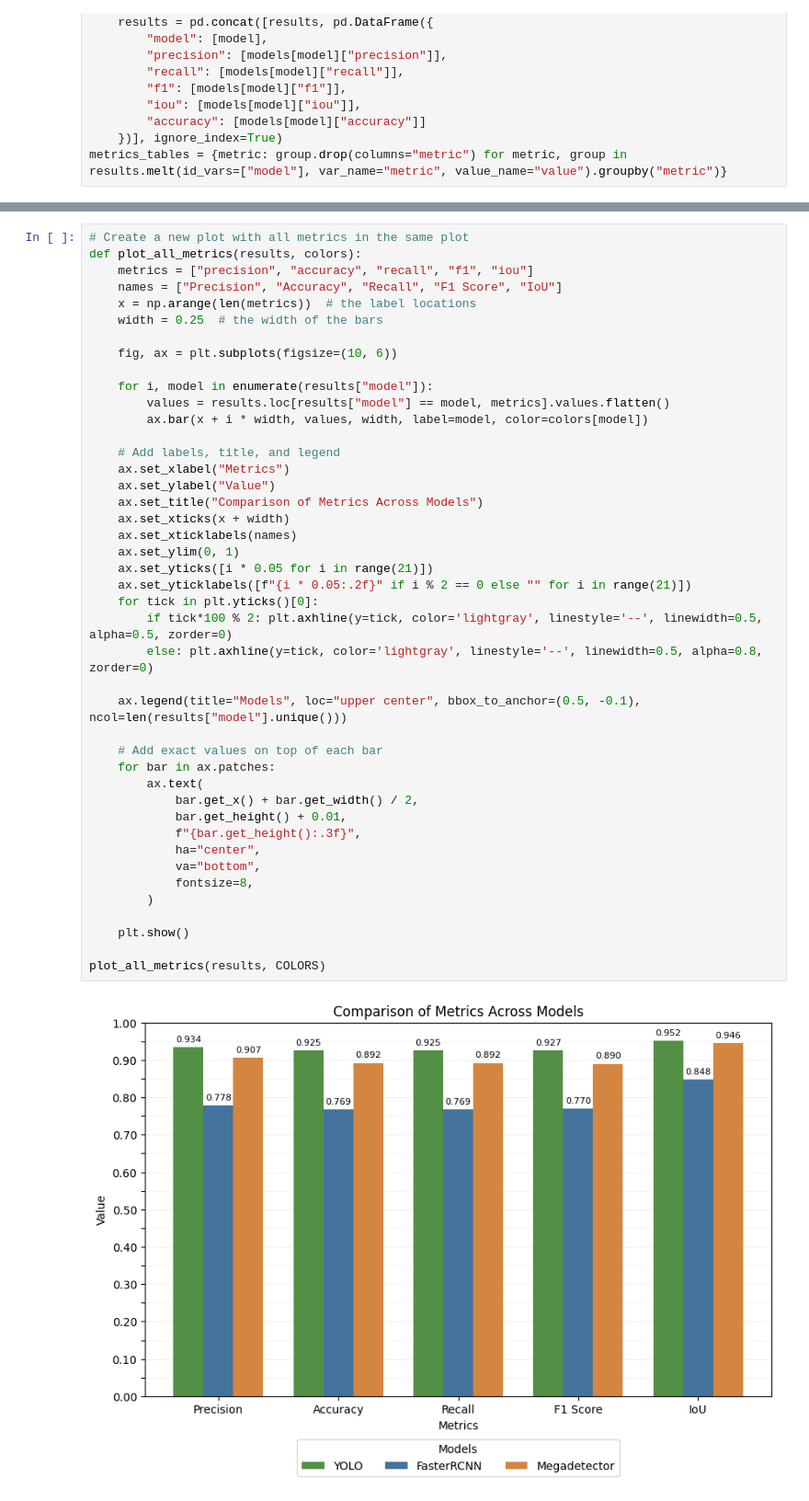
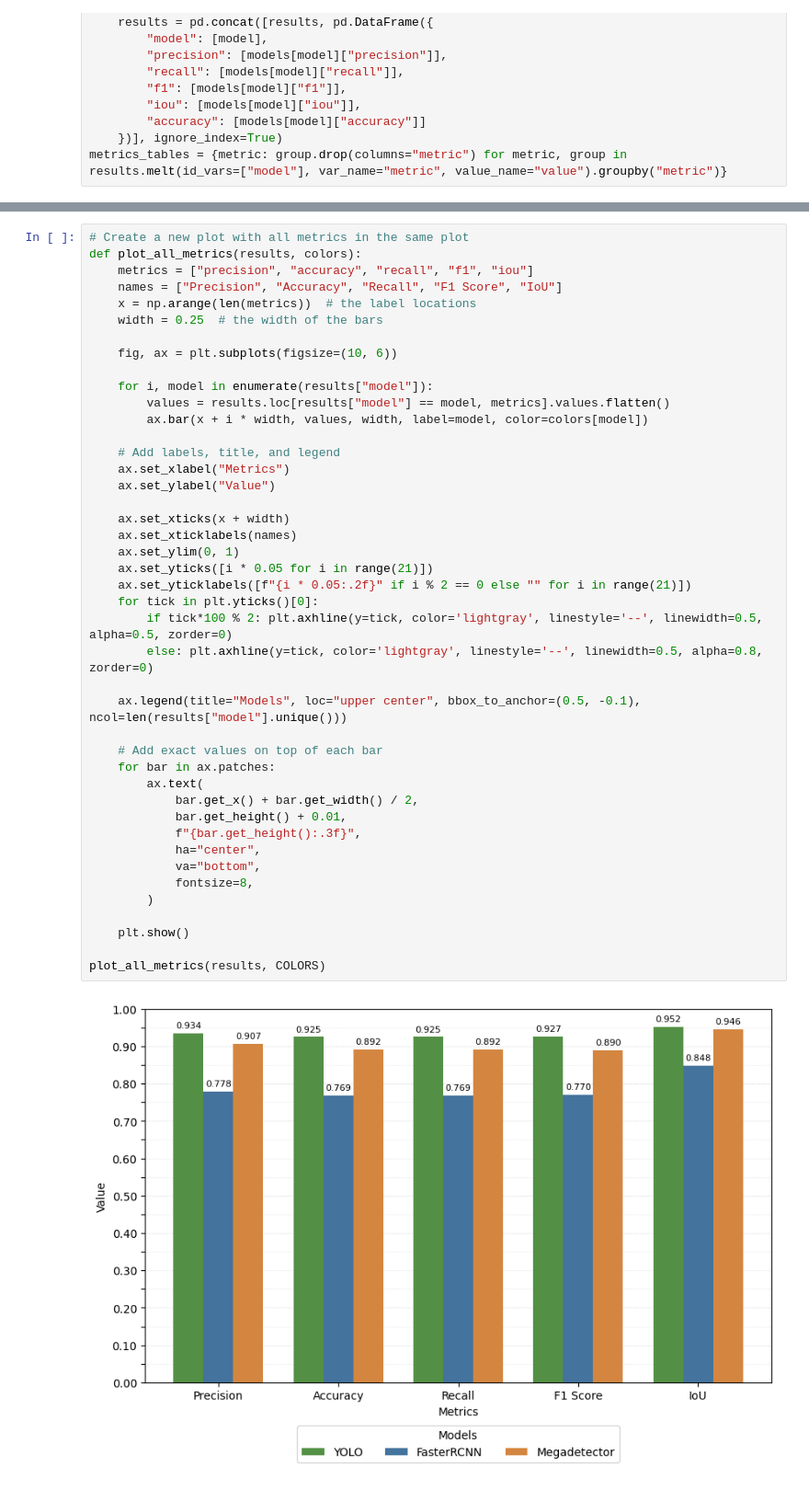
Before and after one commit to ziriraha/snieves-donana-benchmark, a Jupyter notebook: models/analysis/study.ipynb, the cells around one changed output, grey strips where cells are left out. Shown at 92% size. Drawn from its saved outputs; the diff is of its cells as text.

```diff
--- a/models/analysis/study.ipynb
+++ b/models/analysis/study.ipynb
@@ -187,35 +187,35 @@ def plot_all_metrics(results, colors):
 
     # Add labels, title, and legend
     ax.set_xlabel("Metrics")
     ax.set_ylabel("Value")
-    ax.set_title("Comparison of Metrics Across Models")
+
     ax.set_xticks(x + width)
     ax.set_xticklabels(names)
     ax.set_ylim(0, 1)
     ax.set_yticks([i * 0.05 for i in range(21)])
     ax.set_yticklabels([f"{i * 0.05:.2f}" if i % 2 == 0 else "" for i in range(21)])
     for tick in plt.yticks()[0]:
         if tick*100 % 2: plt.axhline(y=tick, color='lightgray', linestyle='--', linewidth=0.5, alpha=0.5, zorder=0)
         else: plt.axhline(y=tick, color='lightgray', linestyle='--', linewidth=0.5, alpha=0.8, zorder=0)
 
     ax.legend(title="Models", loc="upper center", bbox_to_anchor=(0.5, -0.1), ncol=len(results["model"].unique()))
 
     # Add exact values on top of each bar
     for bar in ax.patches:
         ax.text(
             bar.get_x() + bar.get_width() / 2,
             bar.get_height() + 0.01,
             f"{bar.get_height():.3f}",
             ha="center",
             va="bottom",
             fontsize=8,
         )
 
     plt.show()
 
 plot_all_metrics(results, COLORS)
 # %% [output]
-[figure, old version]
+[figure, new version]
 # %%
 # Normalize and show the confusion matrix for each model
 def plot_confusion_matrix(matrix, model):
```
Also changed, not shown: parts of 4 cells of this notebook, 6 other files.
